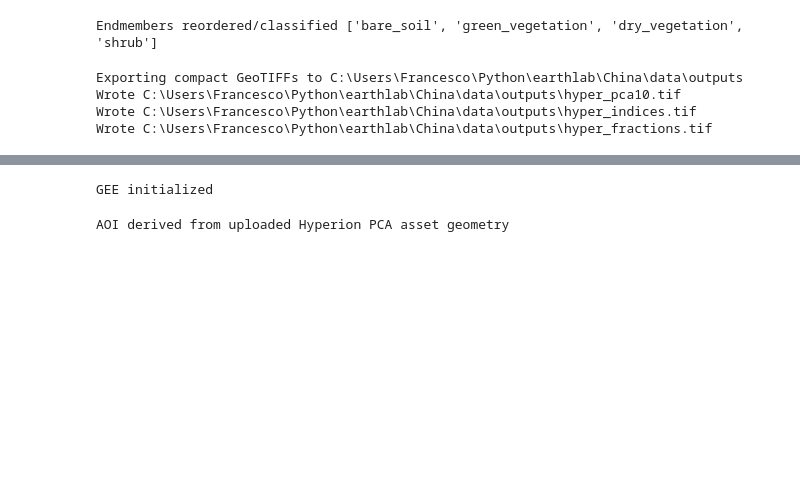
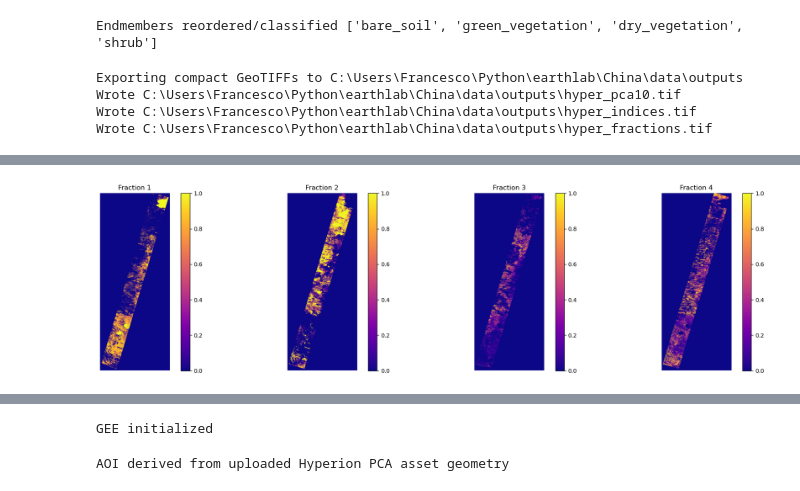
Before and after one commit to francescofustinoni/earthlab, a Jupyter notebook: China/DesertificationandCarbonProxy_EO1Hyp_Sentinel12_DEM.ipynb, the cells around one changed output, grey strips where cells are left out. Drawn from its saved outputs; the diff is of its cells as text; code cells hidden in the pictures; blank space fills up the shorter version.

```diff
--- a/China/DesertificationandCarbonProxy_EO1Hyp_Sentinel12_DEM.ipynb
+++ b/China/DesertificationandCarbonProxy_EO1Hyp_Sentinel12_DEM.ipynb
@@ -504,0 +549,17 @@ Wrote C:\Users\Francesco\Python\earthlab\China\data\outputs\hyper_fractions.tif
+# %%
+# Plot fractions with a constrained colormap
+with rasterio.open(fracs_out) as src:
+    fracs = src.read()
+
+fig, axes = plt.subplots(1, fracs.shape[0], figsize=(5*fracs.shape[0], 5))
+
+for i in range(fracs.shape[0]):
+    im = axes[i].imshow(fracs[i], vmin=0, vmax=1, cmap='plasma')
+    axes[i].set_title(f'Fraction {i+1}')
+    axes[i].axis('off')
+    plt.colorbar(im, ax=axes[i])
+
+plt.tight_layout()
+plt.show()
+# %% [output]
+[figure, added]
```
Also changed, not shown: parts of 7 cells of this notebook.
